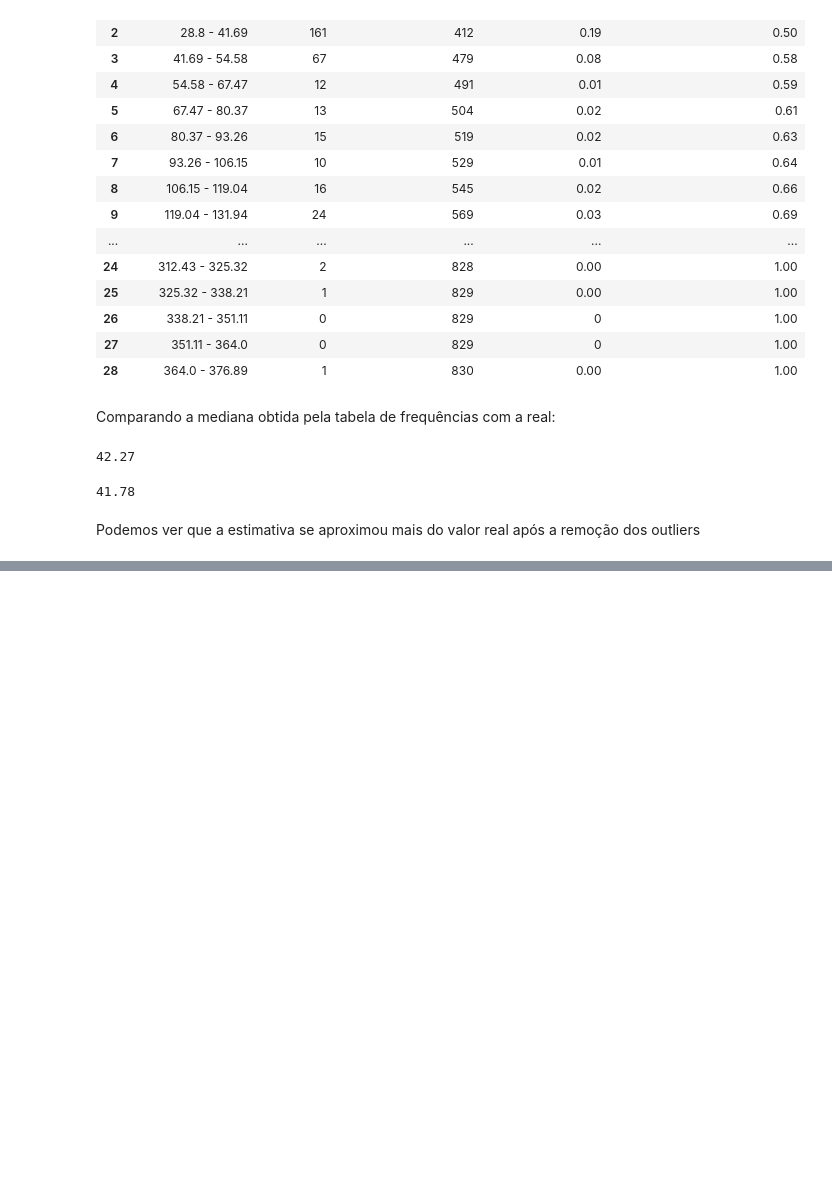
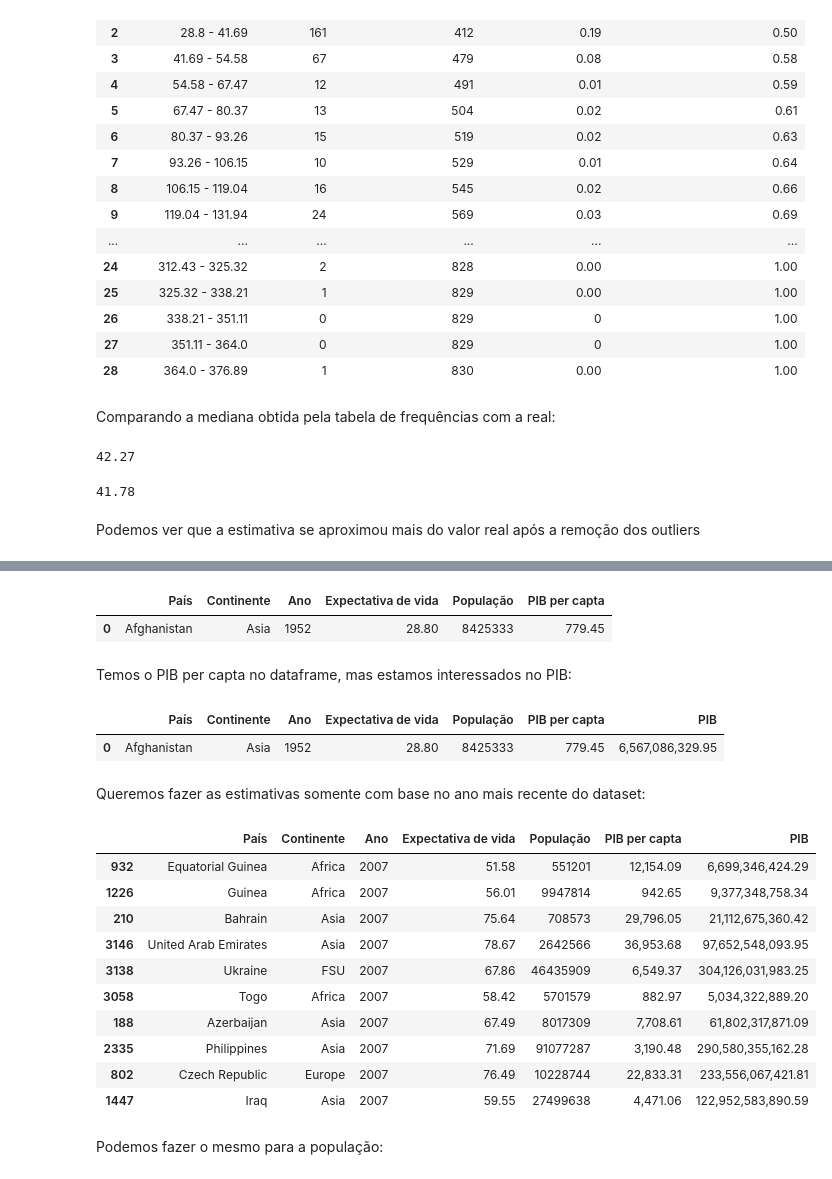
Before and after one commit to shl0mo/AnaliseDados_DIO-Pandas, a Jupyter notebook: AnaliseDados_DIO_Pandas.ipynb, the cells around one changed output, grey strips where cells are left out. Drawn from its saved outputs; the diff is of its cells as text; code cells hidden in the pictures; blank space fills up the shorter version.

```diff
--- a/AnaliseDados_DIO_Pandas.ipynb
+++ b/AnaliseDados_DIO_Pandas.ipynb
@@ -1182,0 +1191,16 @@ Podemos ver que a estimativa se aproximou mais do valor real após a remoção d
+# %%
+df.head(1)
+# %% [output]
+|  | País | Continente | Ano | Expectativa de vida | População | PIB per capta |
+| 0 | Afghanistan | Asia | 1952 | 28.80 | 8425333 | 779.45 |
+# %% [markdown]
+Temos o PIB per capta no dataframe, mas estamos interessados no PIB:
+# %%
+#Criamos uma coluna para o PIB:
+df['PIB'] = df['PIB per capta'].mul(df['População'])
+df.head(1)
+# %% [output]
+|  | País | Continente | Ano | Expectativa de vida | População | PIB per capta | PIB |
+| 0 | Afghanistan | Asia | 1952 | 28.80 | 8425333 | 779.45 | 6,567,086,329.95 |
+# %% [markdown]
+Queremos fazer as estimativas somente com base no ano mais recente do dataset:
@@ -1182,0 +1209,15 @@ Podemos ver que a estimativa se aproximou mais do valor real após a remoção d
+# %%
+df_2007 = df[df['Ano'] == ano]
+df_2007.sample(10)
+# %% [output]
+|  | País | Continente | Ano | Expectativa de vida | População | PIB per capta | PIB |
+| 932 | Equatorial Guinea | Africa | 2007 | 51.58 | 551201 | 12,154.09 | 6,699,346,424.29 |
+| 1226 | Guinea | Africa | 2007 | 56.01 | 9947814 | 942.65 | 9,377,348,758.34 |
+| 210 | Bahrain | Asia | 2007 | 75.64 | 708573 | 29,796.05 | 21,112,675,360.42 |
+| 3146 | United Arab Emirates | Asia | 2007 | 78.67 | 2642566 | 36,953.68 | 97,652,548,093.95 |
+| 3138 | Ukraine | FSU | 2007 | 67.86 | 46435909 | 6,549.37 | 304,126,031,983.25 |
+| 3058 | Togo | Africa | 2007 | 58.42 | 5701579 | 882.97 | 5,034,322,889.20 |
+| 188 | Azerbaijan | Asia | 2007 | 67.49 | 8017309 | 7,708.61 | 61,802,317,871.09 |
+| 2335 | Philippines | Asia | 2007 | 71.69 | 91077287 | 3,190.48 | 290,580,355,162.28 |
+| 802 | Czech Republic | Europe | 2007 | 76.49 | 10228744 | 22,833.31 | 233,556,067,421.81 |
+| 1447 | Iraq | Asia | 2007 | 59.55 | 27499638 | 4,471.06 | 122,952,583,890.59 |
@@ -1182,0 +1228,2 @@ Podemos ver que a estimativa se aproximou mais do valor real após a remoção d
+# %% [markdown]
+Podemos fazer o mesmo para a população:
```
Also changed, not shown: parts of 30 cells of this notebook.
